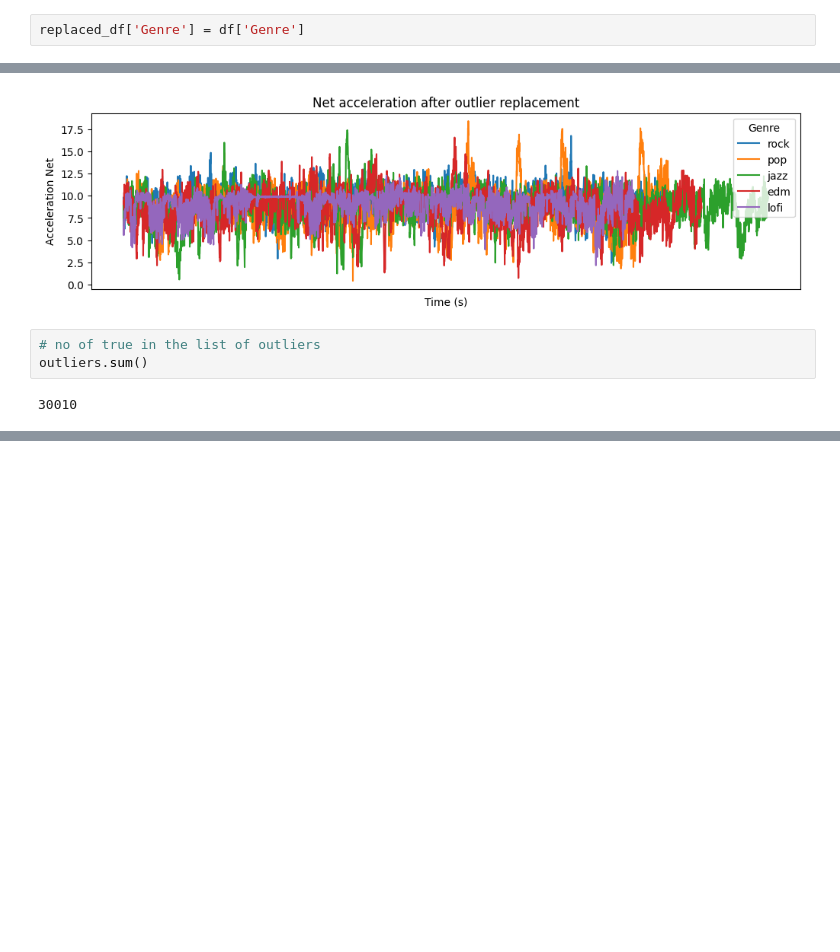
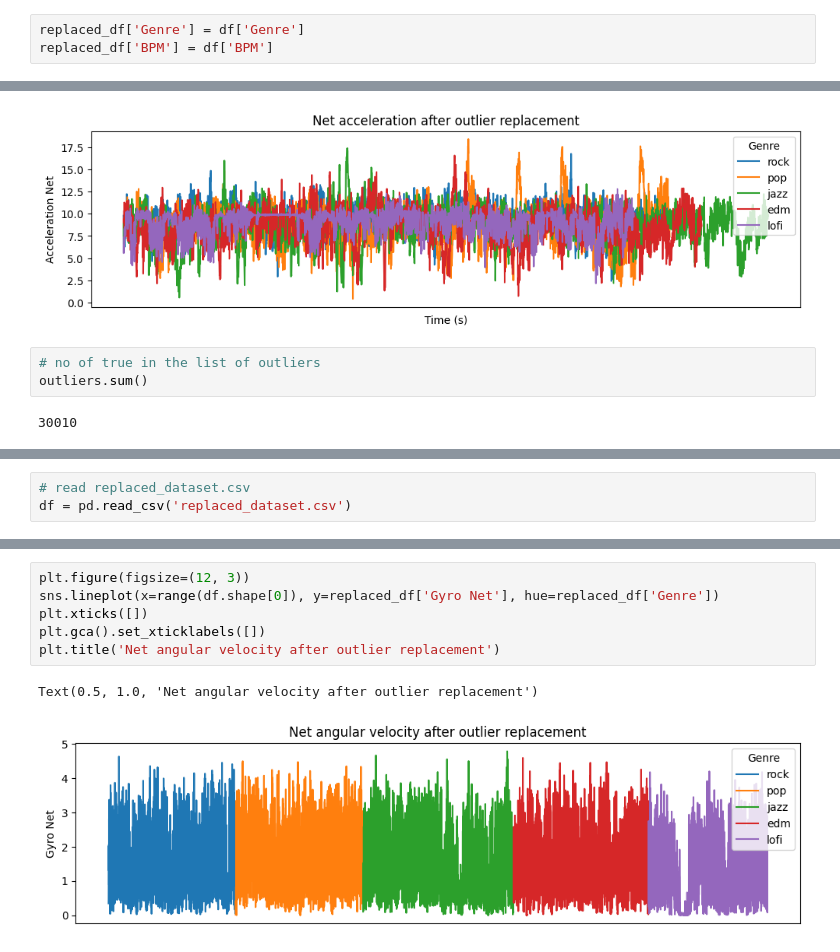
Before and after one commit to vishalkanteppa/ML4QS, a Jupyter notebook: assignment.ipynb, the cells around one changed output, grey strips where cells are left out. Drawn from its saved outputs; the diff is of its cells as text; blank space fills up the shorter version.

```diff
--- a/assignment.ipynb
+++ b/assignment.ipynb
@@ -329,5 +327,6 @@ replaced_df['Gyro Net'] = (replaced_df['Gyroscope x (rad/s)']**2 + replaced_df['
 replaced_df['Time (s)'] = df['Time (s)']
 # %%
 replaced_df['Genre'] = df['Genre']
+replaced_df['BPM'] = df['BPM']
 # %%
 plt.figure(figsize=(12, 3))
@@ -354,0 +359,3 @@ Text(0.5, 1.0, 'Net angular velocity after outlier replacement')
+# %%
+# read replaced_dataset.csv
+df = pd.read_csv('replaced_dataset.csv')
@@ -354,0 +371,9 @@ Text(0.5, 1.0, 'Net angular velocity after outlier replacement')
+# %%
+plt.figure(figsize=(12, 3))
+sns.lineplot(x=range(df.shape[0]), y=replaced_df['Gyro Net'], hue=replaced_df['Genre'])
+plt.xticks([])
+plt.gca().set_xticklabels([])
+plt.title('Net angular velocity after outlier replacement')
+# %% [output]
+Text(0.5, 1.0, 'Net angular velocity after outlier replacement')
+[figure, added]
```
Also changed, not shown: parts of 19 cells of this notebook, 2 other files.
